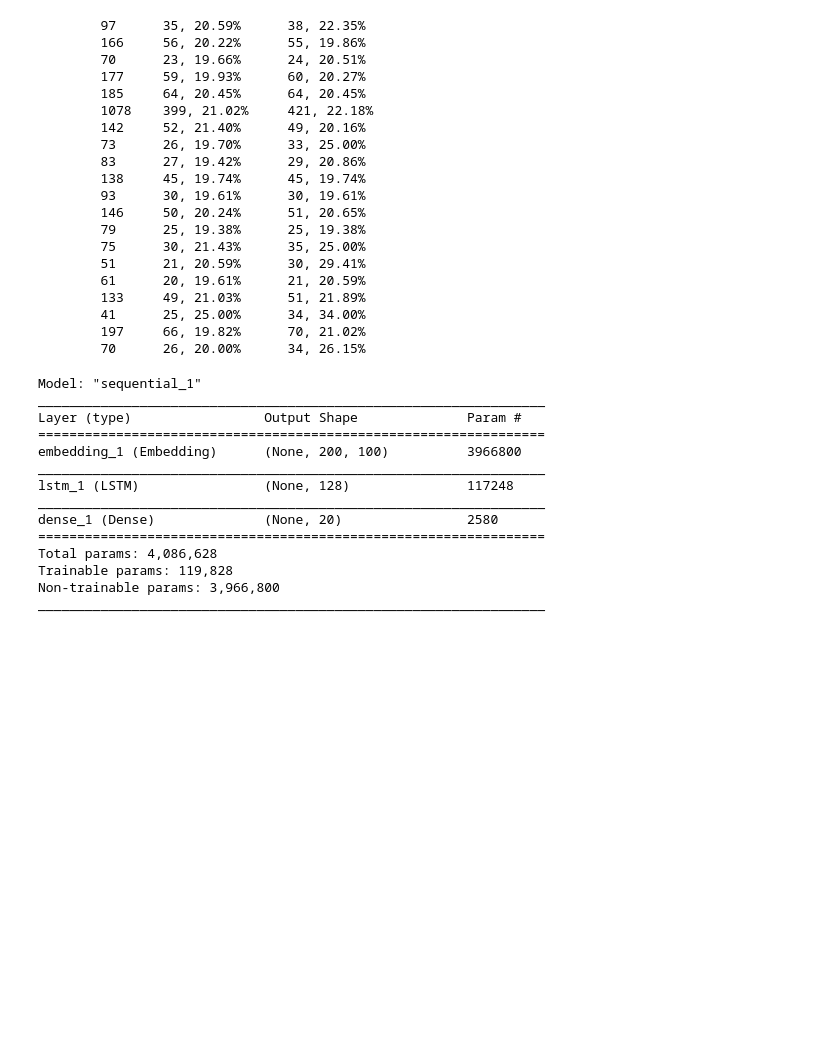
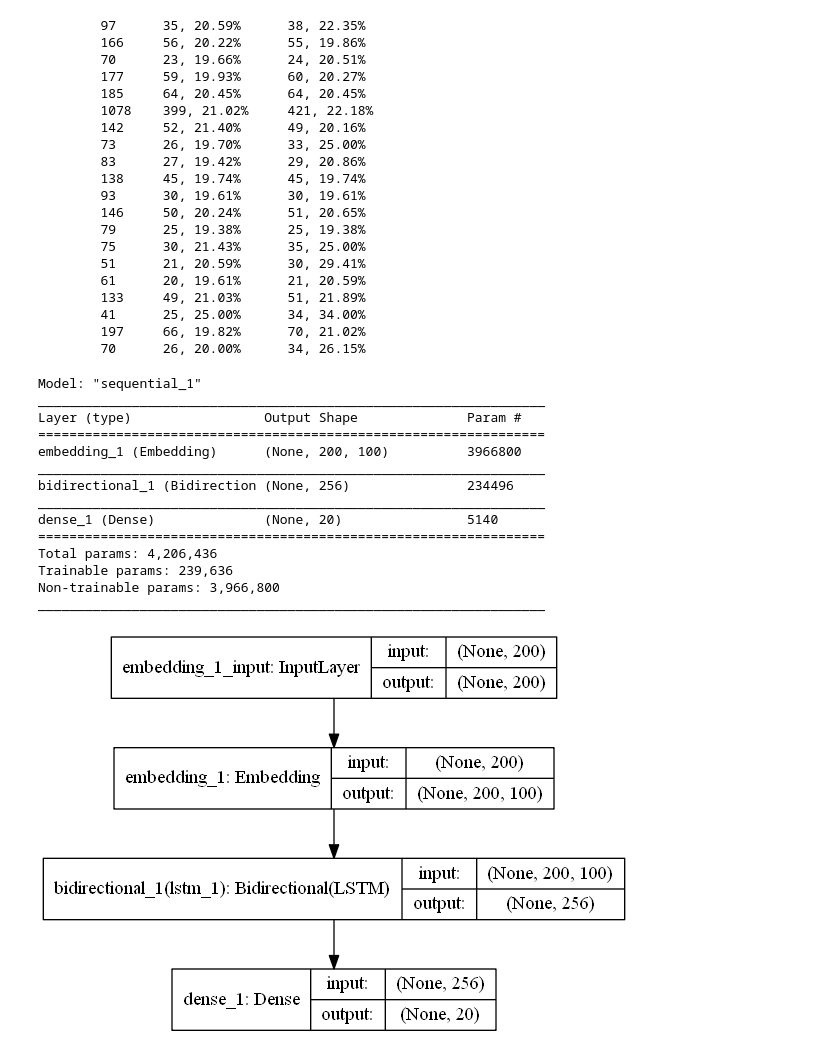
Before and after one commit to CapekM/ni-mvi-label-text, a Jupyter notebook: GloVe.ipynb, the cells around one changed output. Saved outputs shown, nothing was run; the diff lists cells and outputs as text; code cells hidden in the pictures; blank space fills up the shorter version.

```diff
--- a/GloVe.ipynb
+++ b/GloVe.ipynb
@@ -230,9 +243,11 @@ for word, index in tokenizer.word_index.items():
     if embedding_vector is not None:
         embedding_matrix[index] = embedding_vector
 # %%
+from keras.layers import Bidirectional
 model = Sequential()
 model.add(Embedding(vocab_size, 100, input_length=maxlen, weights=[embedding_matrix], trainable=False))
-model.add(LSTM(128))
+# model.add(LSTM(128))
+model.add(Bidirectional(LSTM(128)))
 model.add(Dense(number_of_classes, activation='sigmoid'))
 model.summary()
 # %% [output]
@@ -242,12 +257,16 @@ Layer (type)                 Output Shape              Param #
 =================================================================
 embedding_1 (Embedding)      (None, 200, 100)          3966800
 _________________________________________________________________
-lstm_1 (LSTM)                (None, 128)               117248
+bidirectional_1 (Bidirection (None, 256)               234496
 _________________________________________________________________
-dense_1 (Dense)              (None, 20)                2580
+dense_1 (Dense)              (None, 20)                5140
 =================================================================
-Total params: 4,086,628
-Trainable params: 119,828
+Total params: 4,206,436
+Trainable params: 239,636
 Non-trainable params: 3,966,800
 _________________________________________________________________
+# %%
+plot_model(model, to_file='model_plot.png', show_shapes=True, show_layer_names=True)
+# %% [output]
+[figure, added]
 # %%
```
Also changed, not shown: parts of 7 cells of this notebook, 5 other files.
